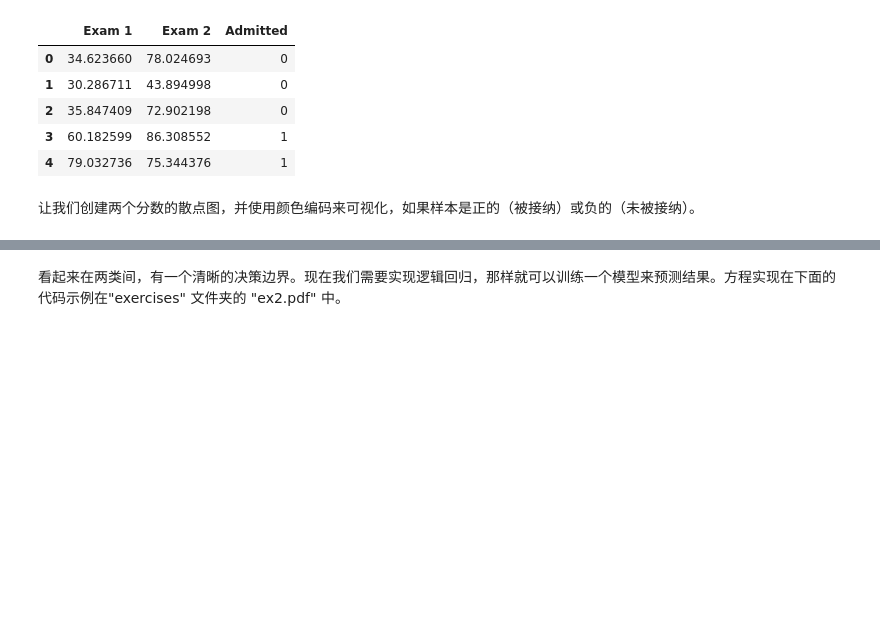
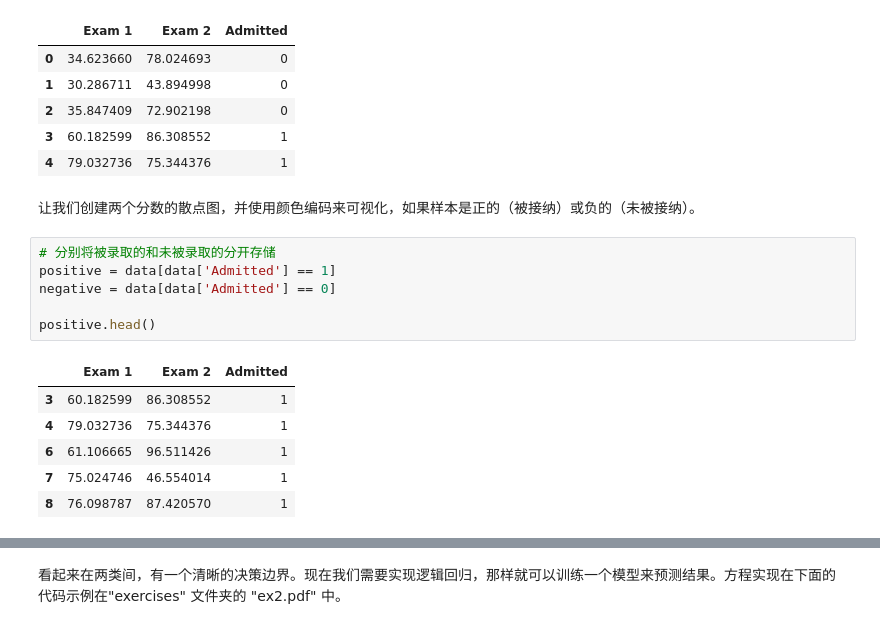
Before and after one commit to PowersYang/Coursera_ML_Exercise, a Jupyter notebook: machine-learning-ex2/ex2.ipynb, the cells around one changed output, grey strips where cells are left out. Saved outputs shown, nothing was run; the diff lists cells and outputs as text; blank space fills up the shorter version.

```diff
--- a/machine-learning-ex2/ex2.ipynb
+++ b/machine-learning-ex2/ex2.ipynb
@@ -23,3 +24,16 @@ data.head()
 | 4 | 79.032736 | 75.344376 | 1 |
 # %% [markdown]
 让我们创建两个分数的散点图，并使用颜色编码来可视化，如果样本是正的（被接纳）或负的（未被接纳）。
+# %%
+# 分别将被录取的和未被录取的分开存储
+positive = data[data['Admitted'] == 1]
+negative = data[data['Admitted'] == 0]
+
+positive.head()
+# %% [output]
+|  | Exam 1 | Exam 2 | Admitted |
+| 3 | 60.182599 | 86.308552 | 1 |
+| 4 | 79.032736 | 75.344376 | 1 |
+| 6 | 61.106665 | 96.511426 | 1 |
+| 7 | 75.024746 | 46.554014 | 1 |
+| 8 | 76.098787 | 87.420570 | 1 |
```
Also changed, not shown: parts of 25 cells of this notebook.
